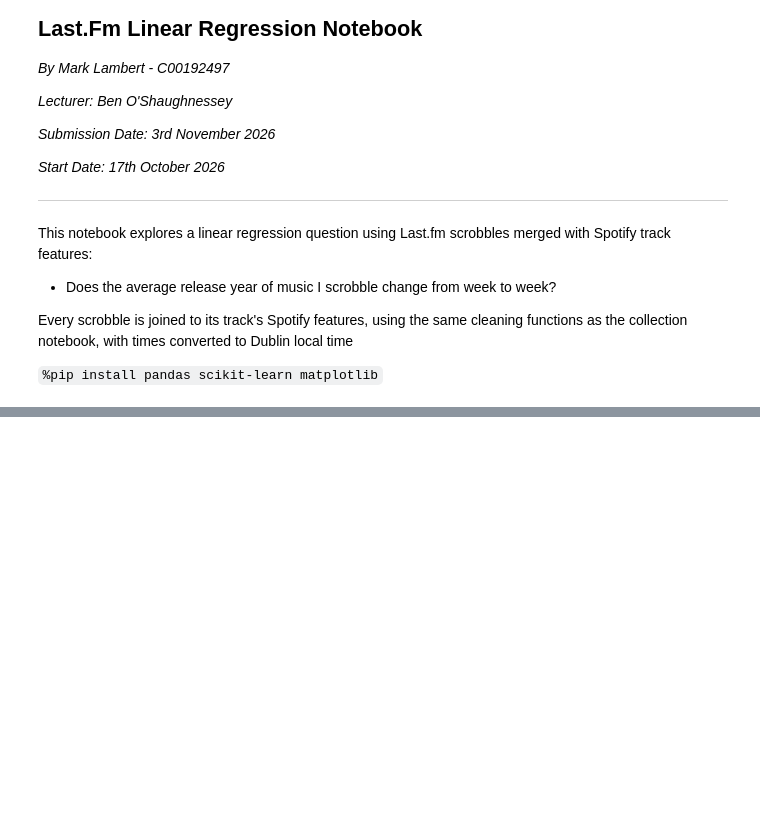
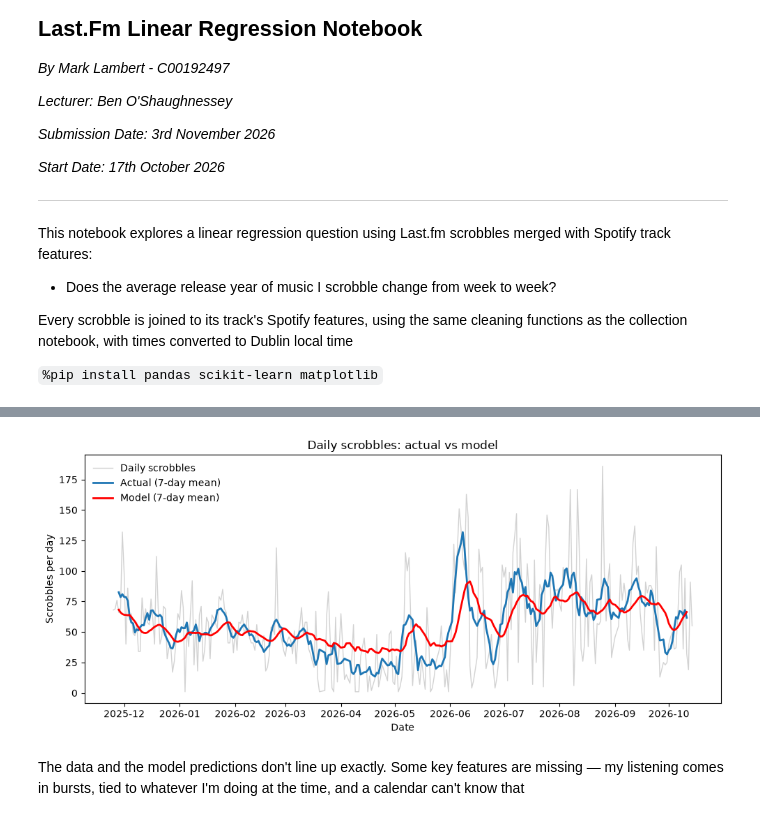
Before and after one commit to lambert-27/lastfm-datasci-portfolio, a Jupyter notebook: LastFMLinearRegression.ipynb, the cells around one changed output, grey strips where cells are left out. Cells and saved outputs as stored; diff of their text form; code cells hidden in the pictures; blank space fills up the shorter version.

```diff
--- a/LastFMLinearRegression.ipynb
+++ b/LastFMLinearRegression.ipynb
@@ -230,0 +182,23 @@ plt.tight_layout(); plt.show()
+# %%
+# Refit the chosen model on all usable days and plot actual vs predicted (7-day rolling means for legibility)
+daily['prev7'] = daily['scrobbles'].shift(1).rolling(7).mean()
+data = daily.dropna().copy()
+
+cols = days + ['holiday', 'daylight', 'annual', 'prev7']
+
+model_B = LinearRegression(fit_intercept=False).fit(data[cols], data['scrobbles'])
+data['predicted'] = model_B.predict(data[cols])
+
+
+fig, ax = plt.subplots(figsize=(10, 4.5))
+ax.plot(data.index, data['scrobbles'], color="grey", alpha=0.35, lw=1, label='Daily scrobbles')
+ax.plot(data.index, data['scrobbles'].rolling(7, center=True).mean(), lw=2, label='Actual (7-day mean)')
+ax.plot(data.index, data['predicted'].rolling(7, center=True).mean(), color="red", lw=2, label='Model (7-day mean)')
+ax.set(title='Daily scrobbles: actual vs model', xlabel='Date', ylabel='Scrobbles per day')
+ax.legend(frameon=False, loc='upper left')
+plt.tight_layout()
+plt.show()
+# %% [output]
+[figure, added]
+# %% [markdown]
+The data and the model predictions don't line up exactly. Some key features are missing — my listening comes in bursts, tied to whatever I'm doing at the time, and a calendar can't know that
```
Also changed, not shown: parts of 13 cells of this notebook.
